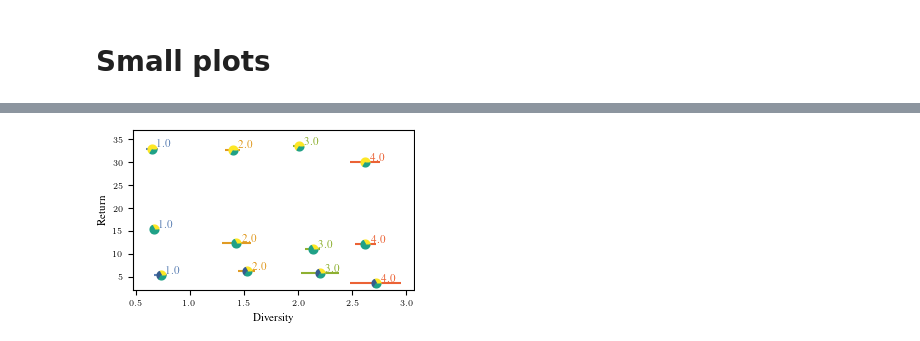
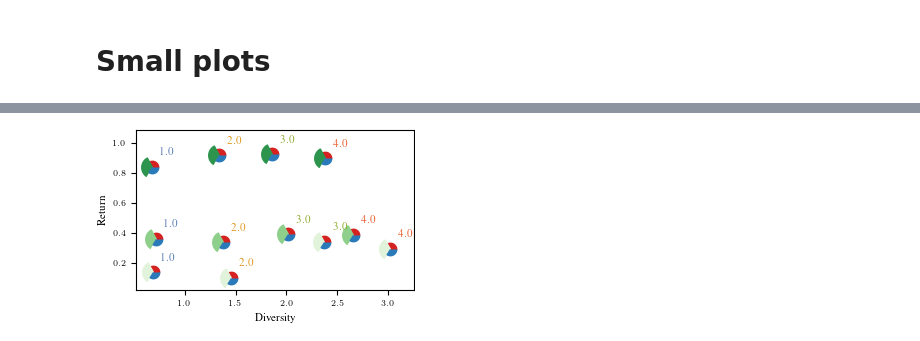
Before and after one commit to martius-lab/dominic, a Jupyter notebook: solo_legged_gym/plot/plot_vdw.ipynb, the cells around one changed output, grey strips where cells are left out. Cells and saved outputs as stored; diff of their text form; code cells hidden in the pictures.

```diff
--- a/solo_legged_gym/plot/plot_vdw.ipynb
+++ b/solo_legged_gym/plot/plot_vdw.ipynb
@@ -305,30 +305,59 @@ Plotted!
 # 2nd extrinsic reward, (0.9, None, 0.6, None)
 # 3rd extrinsic reward, (0.9, None, 0.6, None) - 1.0 l0 is broken,  (0.9, 0.6, None, None)
 
+import itertools
+import matplotlib
+# data
+# define indexes that you want to plot here
 
+skills = [1, 2, 3, 4, 5, 6, 7]
+expert_return = [28, 36, 52]
 
+def st(x, window=200):
+    return np.convolve(x.flatten(), np.ones(window)/window, 'valid')
 
-idx =  (0.9, None, 0.6, None)
+idx =  (None, 0.6, 0.9, None)
+rew = 0
+
+idx =  (0.9, None, 0.9, None)
 rew = 1
-skill = 1
 
-time_statistics_feature = summary.time_statistics('scalar/main/Feature/avg_nearest_dist_per_step', [idx])
-time_statistics_return = summary.time_statistics(f'scalar/main/Constraint/avg_ext_values_rew{rew}_skill{skill}', [idx])
+# idx =  (0.9, None, 0.6, None)
+# skill = 1
 
-fig_name = f'vdw_rainbow_rew{rew}.pdf'
+time_statistics_feature = summary.time_statistics('scalar/main/Feature/avg_nearest_dist_per_step', [idx], apply_func=st)
+# time_statistics_return = summary.time_statistics(f'scalar/main/Constraint/avg_ext_values_rew{rew}_skill{skill}', [idx])
+time_statistics_return = [summary.time_statistics(f'scalar/main/Constraint/avg_ext_values_rew{rew}_skill{skill}', [idx], apply_func=st) for skill in skills]
+
+fig_name = f'vdw_rainbow_rew{rew}'
 
 import numpy as np
 
-def extract_mu_std(ts):
-    """Returns last timestep."""
-    return np.array([t['mu'][-1] for t in ts]),np.array([t['std'][-1] for t in ts])
+# def extract_mu_std(ts):
+#     """Returns last timestep."""
+#     return np.array([t['mu'][-1] for t in ts]),np.array([t['std'][-1] for t in ts])
 
 ##### change this with data #######
 
-x = np.array([st(time_statistics_feature[k]['mu'])[-1] for k in time_statistics_feature])
-y = np.array([st(time_statistics_return[k]['mu'])[-1] for k in time_statistics_return])
-x_err = np.sqrt(np.array([st(time_statistics_feature[k]['var'])[-1] for k in time_statistics_feature]))
-y_err = np.sqrt(np.array([st(time_statistics_return[k]['var'])[-1] for k in time_statistics_return]))
+x = np.array([time_statistics_feature[k]['mu'][-1] for k in time_statistics_feature])
+x_err = np.sqrt(np.array([time_statistics_feature[k]['var'][-1] for k in time_statistics_feature]))
+
+# y = np.array([st(time_statistics_return[k]['mu'])[-1] for k in time_statistics_return])
+# y_err = np.sqrt(np.array([st(time_statistics_return[k]['var'])[-1] for k in time_statistics_return]))
+
+y = []
+y_err = []
+for i in range(len(skills)):
+    y.append([time_statistics_return[i][k]['mu'][-1] for k in time_statistics_return[i]])
+    y_err.append([time_statistics_return[i][k]['var'][-1] for k in time_statistics_return[i]])
+
+
+y = np.array(y)
+y_err = np.sqrt(np.array(y))
+
+y = np.mean(y, axis=0).squeeze() / expert_return[rew]
+y_err = np.mean(y_err, axis=0).squeeze() / expert_return[rew]
+
 
 a1 = np.array([k[0] for k in time_statistics_feature.keys()])
 a2 = np.array([k[1] for k in time_statistics_feature.keys()])
@@ -362,7 +391,7 @@ import itertools
 
 
 
-def scatter_pie_markers(x,y, c1, c2, c3, size=40, ax=None):
+def scatter_pie_markers(x,y, c1, c2, c3, size=80, ax=None):
 
     # first define the ratios
     r1 = 0.33       # 20%
@@ -375,27 +404,31 @@ def scatter_pie_markers(x,y, c1, c2, c3, size=40, ax=None):
     #
     # these are just the origin (0,0) +
     # some points on a circle cos,sin
-    x_ = [0] + np.cos(np.linspace(0, 2 * np.pi * r1, 10)).tolist()
-    y_ = [0] + np.sin(np.linspace(0, 2 * np.pi * r1, 10)).tolist()
+    x_ = [0] + np.cos(np.linspace(0, 2 * np.pi * r1, 20)).tolist()
+    y_ = [0] + np.sin(np.linspace(0, 2 * np.pi * r1, 20)).tolist()
     xy1 = np.column_stack([x_, y_])
     s1 = np.abs(xy1).max()
+    # print(xy1)
+    print(s1)
 
-    x_ = [0] + np.cos(np.linspace(2 * np.pi * r1, 2 * np.pi * r2, 10)).tolist()
-    y_ = [0] + np.sin(np.linspace(2 * np.pi * r1, 2 * np.pi * r2, 10)).tolist()
+    x_ = [0] + np.cos(np.linspace(2 * np.pi * r1, 2 * np.pi * r2, 20)).tolist()
+    y_ = [0] + np.sin(np.linspace(2 * np.pi * r1, 2 * np.pi * r2, 20)).tolist()
     xy2 = np.column_stack([x_, y_])
     s2 = np.abs(xy2).max()
+    print(s2)
 
-    x_ = [0] + np.cos(np.linspace(2 * np.pi * r2, 2 * np.pi, 10)).tolist()
-    y_ = [0] + np.sin(np.linspace(2 * np.pi * r2, 2 * np.pi, 10)).tolist()
+    x_ = [0] + np.cos(np.linspace(2 * np.pi * r2, 2 * np.pi, 20)).tolist()
+    y_ = [0] + np.sin(np.linspace(2 * np.pi * r2, 2 * np.pi, 20)).tolist()
     xy3 = np.column_stack([x_, y_])
     s3 = np.abs(xy3).max()
+    print(s3)
 
     ax.scatter(x, y, marker=xy1,
-            s=s1 ** 2 * size, facecolor=c1)
+            s=size , facecolor=c1)
     ax.scatter(x, y, marker=xy2,
-            s=s2 ** 2 * size, facecolor=c2)
+            s=size*3.0, facecolor=c2)
     return ax.scatter(x, y, marker=xy3,
-            s=s3 ** 2 * size, facecolor=c3)
+            s=size, facecolor=c3)
 
 
 
@@ -434,20 +467,25 @@ cmap = matplotlib.colormaps['viridis'].resampled(8)
 #     }[x]
 
 
-
-
+cmap_a1 = matplotlib.colormaps['Reds'].resampled(8)
+cmap_a2 = matplotlib.colormaps['Greens'].resampled(8)
+cmap_a3 = matplotlib.colormaps['Blues'].resampled(8)
 
 
 for x_, y_, y_err_, x_err_, a1_, a2_, a3_, l0, l0_color in zip(x.reshape(-1, 1),y.reshape(-1,1),y_err.reshape(-1,1),x_err.reshape(-1,1), a1, a2, a3, l0_values, l0_colors):
 
-    plt.errorbar(x_, y_, xerr=x_err_, fmt='o', markersize=0.0, zorder=-1, c=l0_color)
-    im = scatter_pie_markers(x_,y_, cmap(a1_), cmap(a2_), cmap(a3_), ax=ax)
-    ax.annotate(f'{l0}', (x_+.05,  y_+.4), color=l0_color)
+    # plt.errorbar(x_, y_, xerr=x_err_, fmt='o', markersize=0.0, zorder=-1, c=l0_color)
+    # print(a1_)
+    # im = scatter_pie_markers(x_,y_, cmap(a1_), cmap(a2_), cmap(a3_), ax=ax)
+    im = scatter_pie_markers(x_,y_, cmap_a1(a1_/1.4), cmap_a2(a2_/1.4), cmap_a3(a3_/1.4), ax=ax)
+    ax.annotate(f'{l0}', (x_+.08,  y_+.08), color=l0_color)
 
 
 ymin, ymax = ax.get_ylim()
-ax.set_ylim(ymin, ymax+2)
+ax.set_ylim(ymin-0.04, ymax + 0.12)
+
 xmin, xmax = ax.get_xlim()
+ax.set_xlim(xmin-0.04, xmax + 0.12)
 yunit = (ymax - ymin) / 20
 xunit = (xmax - xmin) / 20
 
@@ -487,4 +525,4 @@ Experiments Int64Index([228, 295, 301], dtype='int64') has 3 runs
-[figure, old version]
+[figure, new version]
 # %%
 colors_float = []
 for a in (0.3, 0.6, 0.9):
```
Also changed, not shown: parts of 1 cell of this notebook, 1 other file.
